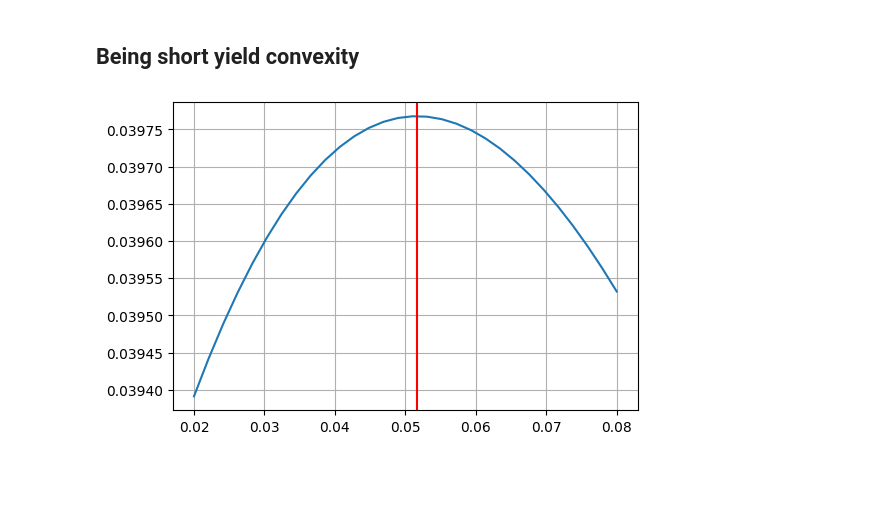
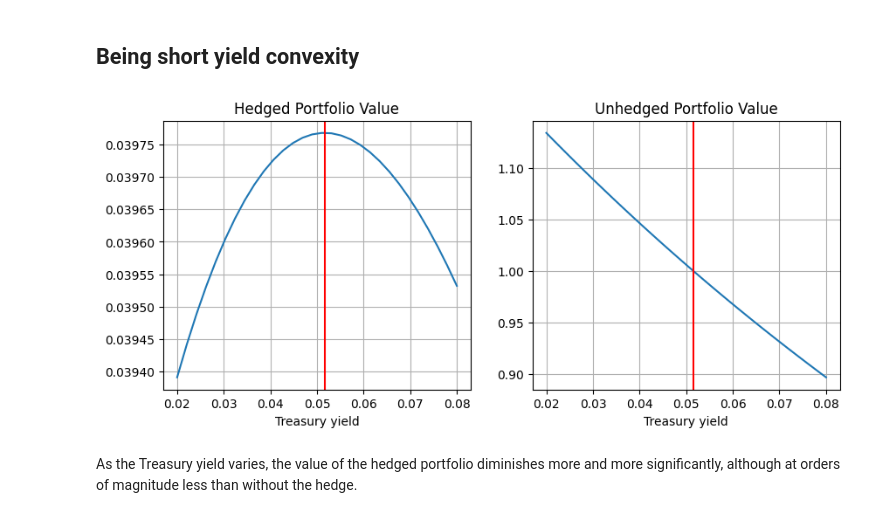
Before and after one commit to chataignault/ficc-analytics, a Jupyter notebook: notebooks/duration_hedging_and_convexity.ipynb, the cells around one changed output. Drawn from its saved outputs; the diff is of its cells as text; code cells hidden in the pictures; blank space fills up the shorter version.

Commit message:
bonds: complete short yield notebook

```diff
--- a/notebooks/duration_hedging_and_convexity.ipynb
+++ b/notebooks/duration_hedging_and_convexity.ipynb
@@ -78,13 +83,26 @@ hedged_ptf_value
 # %%
 y_tx = np.linspace(0.02, 0.08, 30)
 
 ptf_value = lambda y_t:  PV(cash_flows, y_t + s) + beta_hedge * PV(cash_flows, y_t)
+unhedged_ptf_value = lambda y_t:  PV(cash_flows, y_t + s)
 
 portfolio_values = [ptf_value(y_t) for y_t in y_tx]
+unhedged_portfolio_values = [unhedged_ptf_value(y_t) for y_t in y_tx]
 
-fig, ax = plt.subplots(figsize=(6,4))
-ax.plot(y_tx, portfolio_values)
-ax.axvline(y-s, c='r')
-ax.grid()
+fig, axs = plt.subplots(figsize=(10,4), ncols=2)
+axs[0].plot(y_tx, portfolio_values)
+axs[0].axvline(y-s, c='r')
+axs[0].grid()
+axs[0].set_title("Hedged Portfolio Value")
+axs[0].set_xlabel("Treasury yield")
+
+axs[1].plot(y_tx, unhedged_portfolio_values)
+axs[1].axvline(y-s, c='r')
+axs[1].grid()
+axs[1].set_title("Unhedged Portfolio Value")
+_ = axs[1].set_xlabel("Treasury yield")
 # %% [output]
-[figure, old version]
+[figure, new version]
+# %% [markdown]
+As the Treasury yield varies, the value of the hedged portfolio diminishes more and more significantly,
+although at orders of magnitude less than without the hedge.
```
Also changed, not shown: parts of 1 cell of this notebook.
